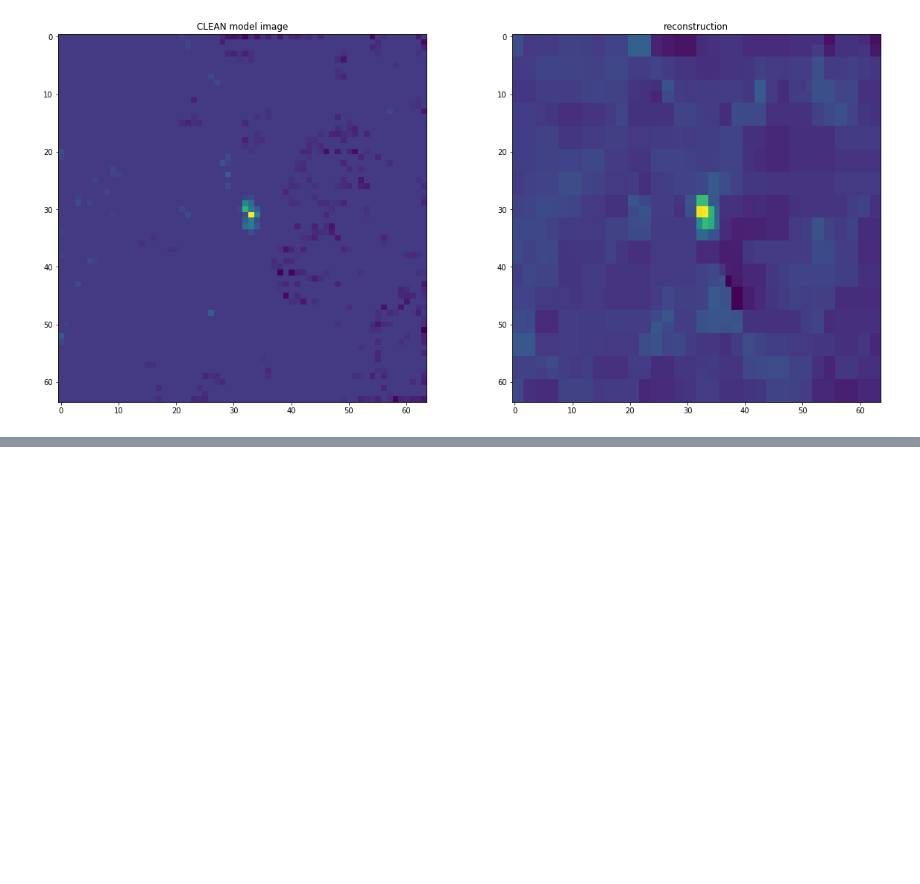
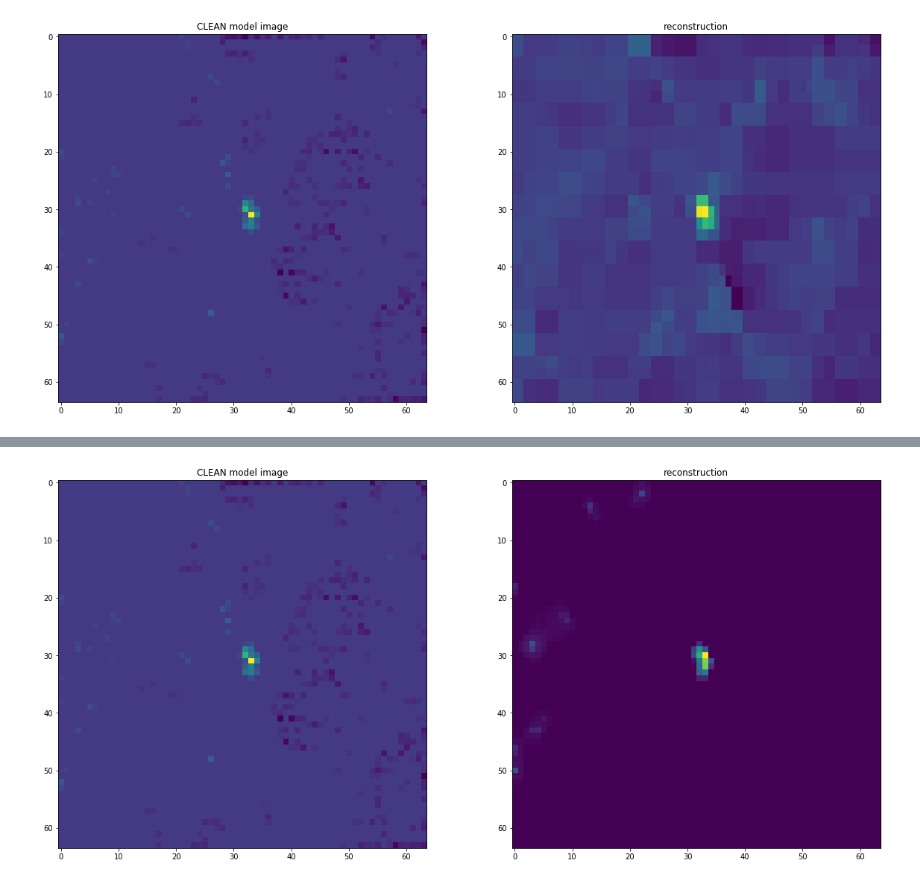
Before and after one commit to lord-blueberry/p7-cs, a Jupyter notebook: sandbox/00-cs-dirty.ipynb, the cells around one changed output, grey strips where cells are left out. Cells and saved outputs as stored; diff of their text form; code cells hidden in the pictures; blank space fills up the shorter version.

Commit message:
starlet 0 added

```diff
--- a/sandbox/00-cs-dirty.ipynb
+++ b/sandbox/00-cs-dirty.ipynb
@@ -456,0 +587,19 @@ plot_comparison(model_map, 'CLEAN model image', results_haar, "reconstruction")
+# %%
+
+objective = QuadExpr()
+for x in range(0, dirty_map.shape[0]):
+    for y in range(0, dirty_map.shape[1]):
+        # L2[Dirty - X * PSF]
+        objective += psf_sum[x,y] * psf_sum[x,y]
+
+lamb= 10
+for x in range(0, H.shape[0]):
+    objective += lamb * star_var_abs[x]
+
+model.setObjective(objective, GRB.MINIMIZE)
+model.optimize()
+
+results_starlet = np.zeros((dirty_map.shape[0], dirty_map.shape[1]))
+for x in range(0, dirty_map.shape[0]):
+    for y in range(0, dirty_map.shape[0]):
+        results_starlet[x,y]= pixelArr[x][y].x
@@ -510,0 +730,18 @@ np.
+# %%
+objective = QuadExpr()
+for x in range(0, dirty_map.shape[0]):
+    for y in range(0, dirty_map.shape[1]):
+        # L2[Dirty - X * PSF]
+        objective += psf_sum[x,y] * psf_sum[x,y]
+
+lamb= 10
+for x in range(0, dirty_map.size):
+    objective += lamb * star_w1_abs[x]
+
+model.setObjective(objective, GRB.MINIMIZE)
+model.optimize()
+
+results_starlet = np.zeros((dirty_map.shape[0], dirty_map.shape[1]))
+for x in range(0, dirty_map.shape[0]):
+    for y in range(0, dirty_map.shape[0]):
+        results_starlet[x,y]= pixelArr[x][y].x
@@ -510,0 +768,4 @@ np.
+# %%
+plot_comparison(model_map, 'CLEAN model image', results_starlet, "reconstruction")
+# %% [output]
+[figure, added]
```
Also changed, not shown: parts of 24 cells of this notebook, 1 other file.
